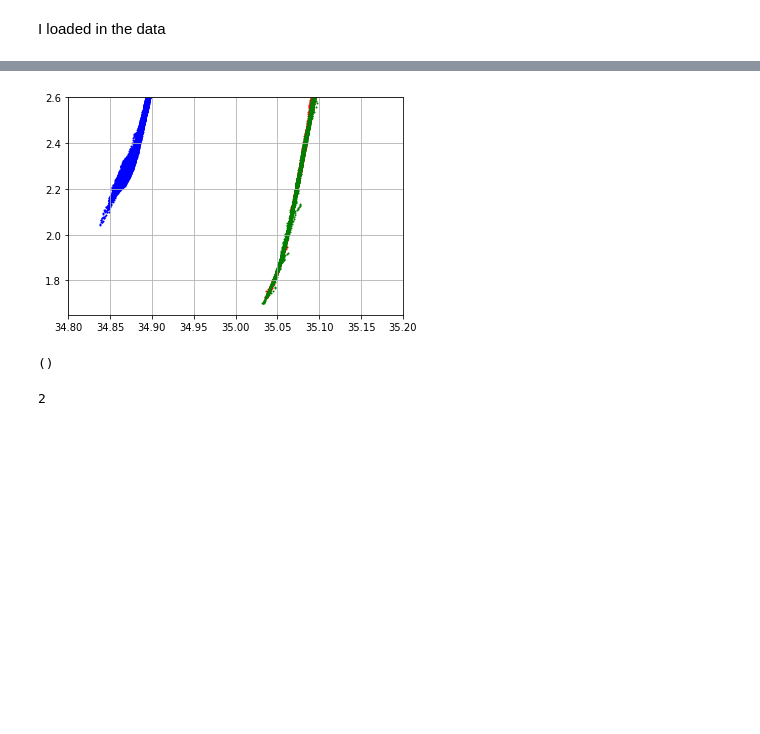
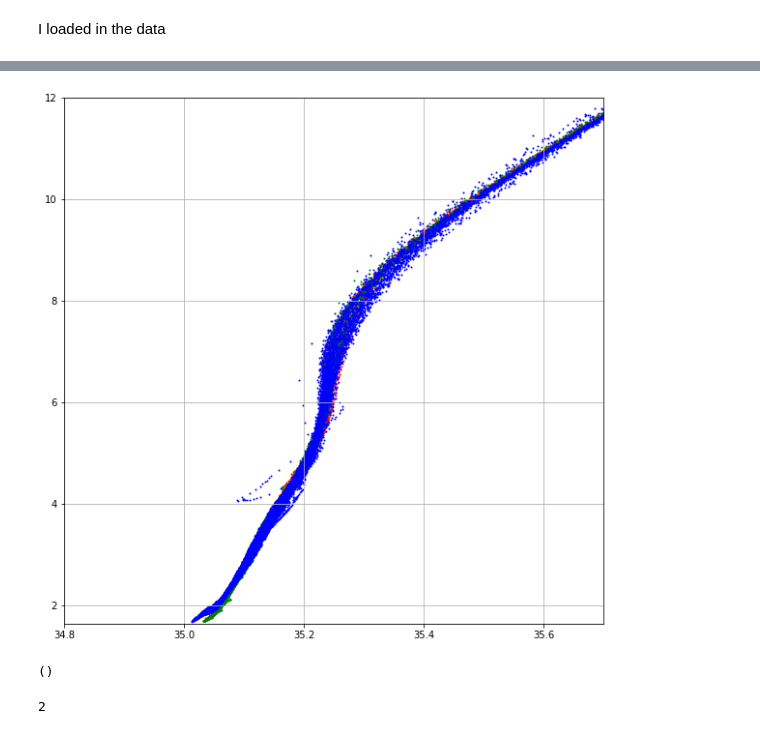
Before and after one commit to jakesteinberg/geostrophic_turbulence, a Jupyter notebook: abaco_dg_2017_18_initial_processing.ipynb, the cells around one changed output, grey strips where cells are left out. Saved outputs shown, nothing was run; the diff lists cells and outputs as text; code cells hidden in the pictures; blank space fills up the shorter version.

```diff
--- a/abaco_dg_2017_18_initial_processing.ipynb
+++ b/abaco_dg_2017_18_initial_processing.ipynb
@@ -208,22 +281,22 @@ ship17_uv_dep = ship17_fid['dep_uv']
 # %%
-tt = [ct_37, ct_38, t_39]
-ss = [sa_37, sa_38, s_39]
+tt = [ct_37, ct_38, t_39 - .35]
+ss = [sa_37, sa_38, s_39 + .175]
 cg = ['r', 'g', 'b']
 f, ax = plt.subplots()
 for i in range(3):
     for j in range(np.shape(tt[i])[1]):
         ax.scatter(ss[i][:, j], tt[i][:, j], s=1, color=cg[i])
 # for i in range(np.shape(this_ship_CT)[1]):
 #     ax.scatter(this_ship_SA[:, i], this_ship_CT[:, i], s=1, color='k')
-ax.set_xlim([34.8, 35.2])
-ax.set_ylim([1.65, 2.6])
+ax.set_xlim([34.8, 35.7])
+ax.set_ylim([1.65, 12])
 # ax.set_xlim([35, 35.5])
 # ax.set_ylim([1.65, 10])
 plot_pro(ax)
 
 # 39 from 2018 has huge offset (0.2 in SA and .3 in CT)
 # %% [output]
-[figure, old version]
+[figure, new version]
 ()
 # %%
 np.shape(tt[i])[1]
```
Also changed, not shown: parts of 8 cells of this notebook, 1 other file.
